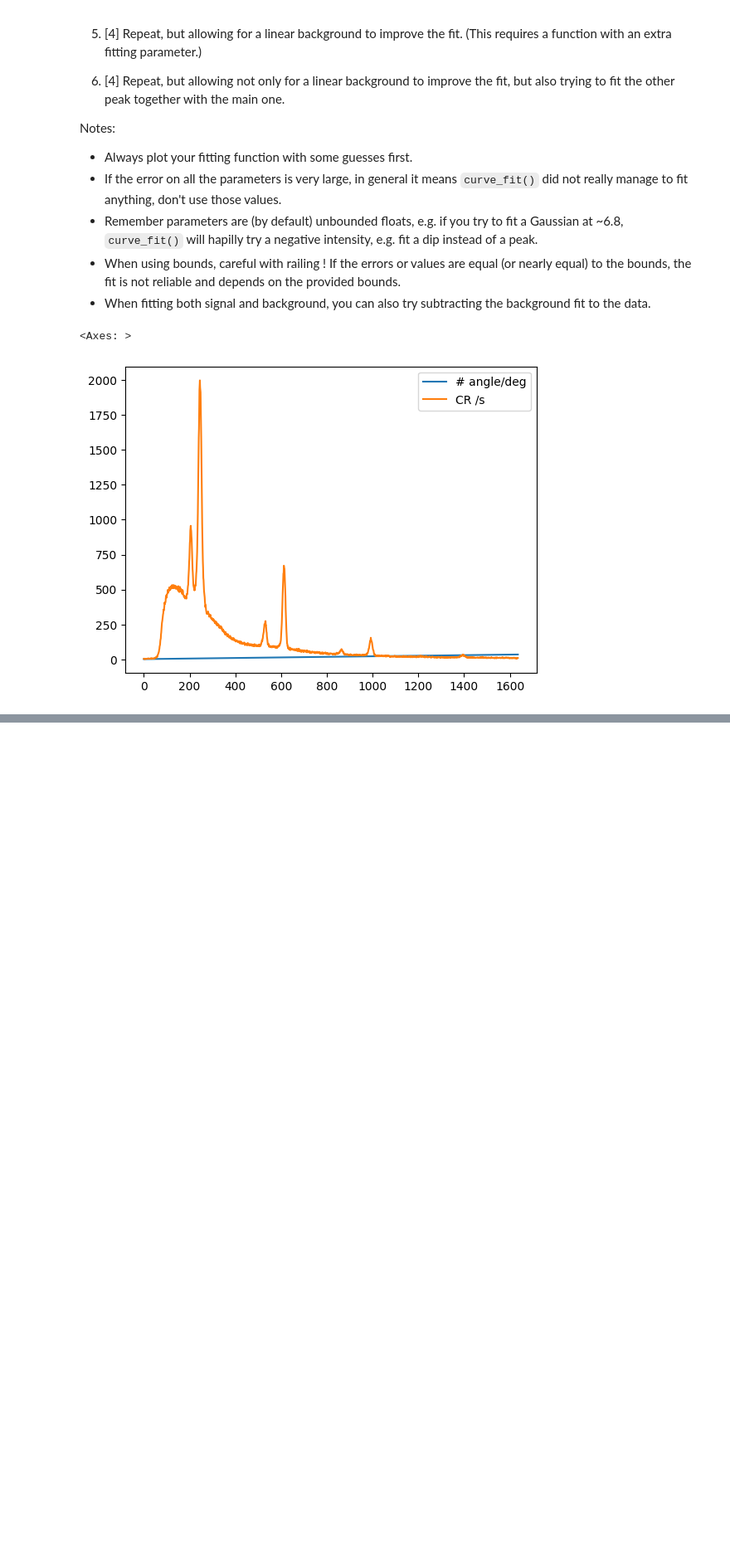
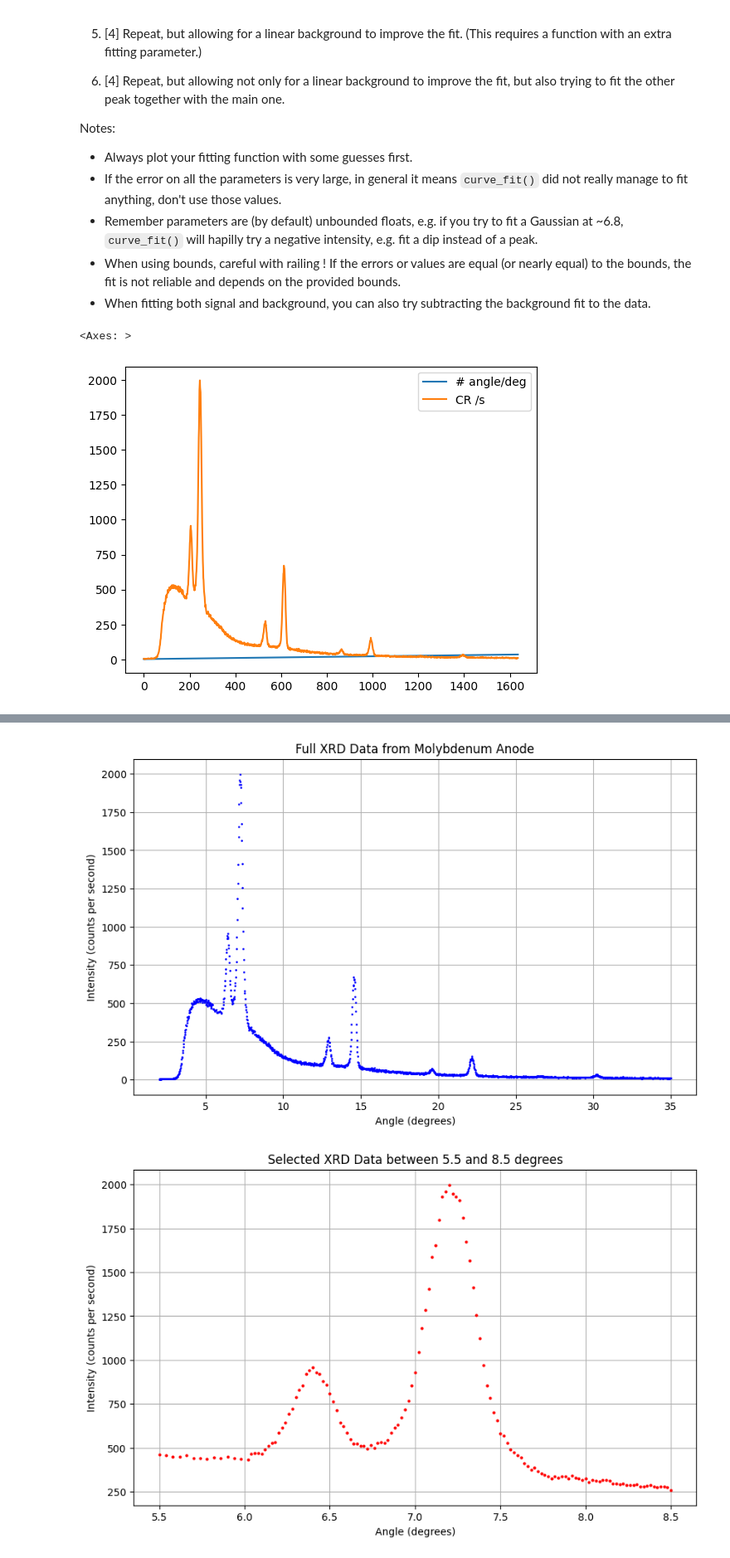
Before and after one commit to PX2145-2025/week-4-b-hughesethan, a Jupyter notebook: Curvefit.ipynb, the cells around one changed output, grey strips where cells are left out. Shown: that part at 83% size. Saved outputs shown, nothing was run; the diff lists cells and outputs as text; code cells hidden in the pictures; blank space fills up the shorter version.

```diff
--- a/Curvefit.ipynb
+++ b/Curvefit.ipynb
@@ -282,0 +301,72 @@ df.plot()
+# %%
+# Exercise 2 - Part 1
+# Read in the raw data points and plot a graph.
+# Estimate by eye and make a note of the rough positions, widths and intensities of the first two main peaks.
+# Create a single data array that include the angle and count values from around those two peaks.
+
+import pandas as pd
+import matplotlib.pyplot as plt
+import numpy as np
+
+# Load the data from the CSV file using the initial approach that seemed to work for plotting
+try:
+    # This approach seems to load the data into a DataFrame with correct columns based on earlier successful plot
+    df = pd.read_csv('XRD_data_Mo_anode.csv', skiprows=1)
+
+    # Based on the DataFrame structure from the initial load (cell yZwkvg70KfOG output),
+    # the columns are named '# angle/deg' and 'CR /s'. Let's confirm and use these.
+    # We also need to handle potential leading/trailing spaces in column names.
+    df.columns = df.columns.str.strip()
+
+    # Extract the angle and count data
+    # Ensure columns are treated as numeric, coercing errors
+    angles_full_data = pd.to_numeric(df['# angle/deg'], errors='coerce')
+    counts_full_data = pd.to_numeric(df['CR /s'], errors='coerce')
+
+    # Drop rows with NaN values that resulted from coercion
+    combined_df = pd.DataFrame({'angle/deg': angles_full_data, 'CR /s': counts_full_data})
+    combined_df.dropna(inplace=True)
+
+    angles_full_data = combined_df['angle/deg'].values
+    counts_full_data = combined_df['CR /s'].values
+
+
+    # Plot the full data to visualize the peaks
+    plt.figure(figsize=(10, 6))
+    plt.plot(angles_full_data, counts_full_data, 'b.', markersize=2)
+    plt.xlabel('Angle (degrees)')
+    plt.ylabel('Intensity (counts per second)')
+    plt.title('Full XRD Data from Molybdenum Anode')
+    plt.grid(True)
+    plt.show()
+
+    # *** MANUAL STEP: Estimate peak positions, widths, and intensities by eye from the plot ***
+    # Look at the plot above and make a note of the approximate values for:
+    # - Position (mu) of the two main peaks (around 6 and 7 degrees)
+    # - Width (sigma) of the peaks
+    # - Maximum Intensity (amplitude) of the peaks
+
+    # Select data based on an estimated range that includes the first two main peaks
+    # This range should be adjusted based on visual inspection of the plot.
+    angle_min = 5.5  # Adjust based on plot
+    angle_max = 8.5  # Adjust based on plot
+
+    angles_selected = angles_full_data[(angles_full_data >= angle_min) & (angles_full_data <= angle_max)]
+    counts_selected = counts_full_data[(angles_full_data >= angle_min) & (angles_full_data <= angle_max)]
+
+    # Plot the selected data to verify the selection
+    plt.figure(figsize=(10, 6))
+    plt.plot(angles_selected, counts_selected, 'r.', markersize=4)
+    plt.xlabel('Angle (degrees)')
+    plt.ylabel('Intensity (counts per second)')
+    plt.title(f'Selected XRD Data between {angle_min} and {angle_max} degrees')
+    plt.grid(True)
+    plt.show()
+
+except FileNotFoundError:
+    print("Error: XRD_data_Mo_anode.csv not found. Make sure the file is in the correct directory.")
+except Exception as e:
+    print(f"An error occurred: {e}")
+# %% [output]
+[figure, added]
+[figure, added]
```
Also changed, not shown: parts of 1 cell of this notebook.
